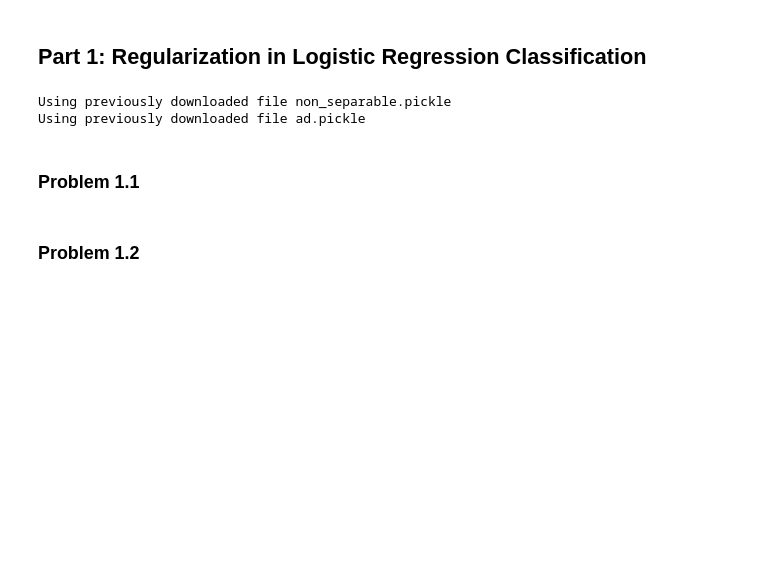
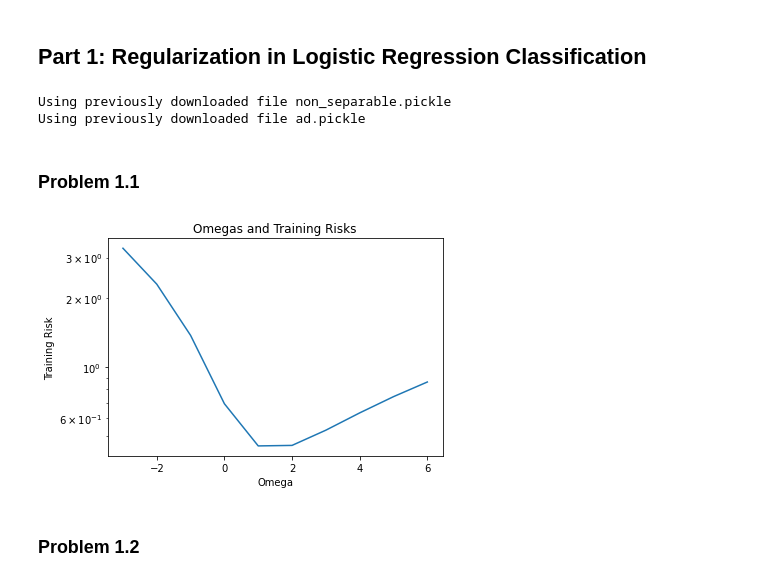
Before and after one commit to matteo8p/cs370, a Jupyter notebook: homework06/homework06_matthew.ipynb, the cells around one changed output. Saved outputs shown, nothing was run; the diff lists cells and outputs as text; code cells hidden in the pictures; blank space fills up the shorter version.

```diff
--- a/homework06/homework06_matthew.ipynb
+++ b/homework06/homework06_matthew.ipynb
@@ -48,5 +48,36 @@ import numpy as np
 %matplotlib inline
 # %% [markdown]
 ### Problem 1.1
+# %%
+import numpy as np
+
+def alpha(beta, omega, x):
+    return beta + omega * x
+
+def risk_function(x, y, omega):
+    return np.log(1 + np.exp(-alpha(0, omega, x))) + (1 - y) * alpha(0, omega, x)
+
+def plot_omegas_and_risks(data):
+    omegas = np.linspace(-3, 6, 10)
+    training_risks = []
+    N = len(data['x'])
+
+    for omega in omegas:
+        loss_sum = 0
+        for i in range(0, N):
+            x = data['x'][i]
+            y = data['y'][i]
+            loss_sum += risk_function(x, y, omega)
+        training_risks.append(loss_sum / N)
+
+    plt.semilogy(omegas, training_risks)
+    plt.title('Omegas and Training Risks')
+    plt.xlabel('Omega')
+    plt.ylabel('Training Risk')
+    plt.show()
+
+plot_omegas_and_risks(scalar_data)
+# %% [output]
+[figure, added]
 # %% [markdown]
 ### Problem 1.2
```
Also changed, not shown: parts of 1 cell of this notebook, 3 other files.
